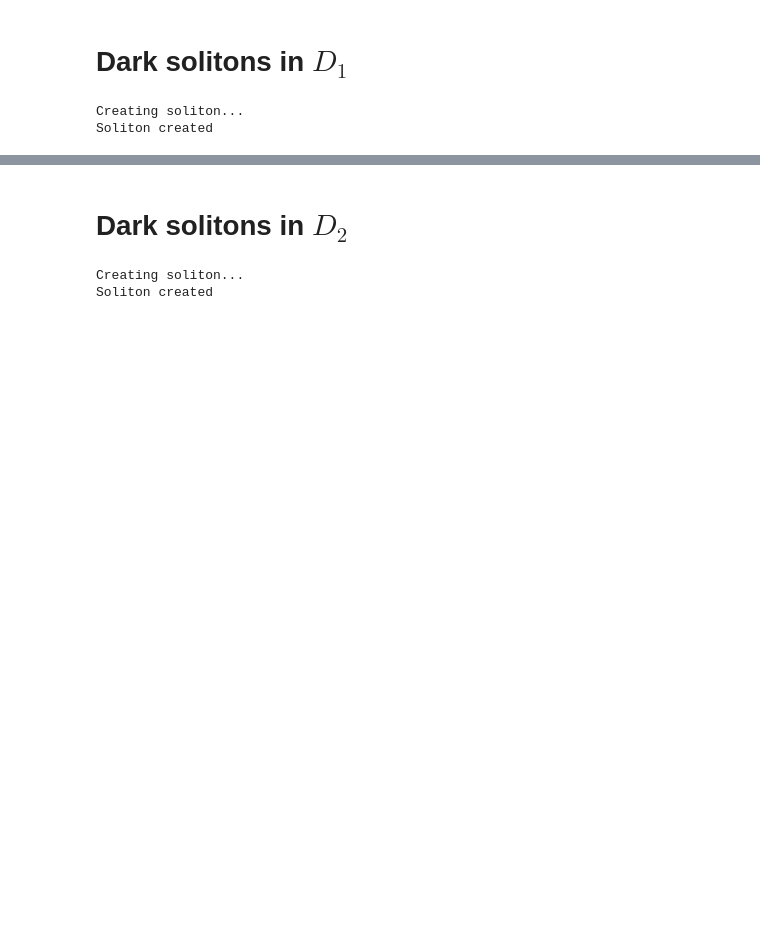
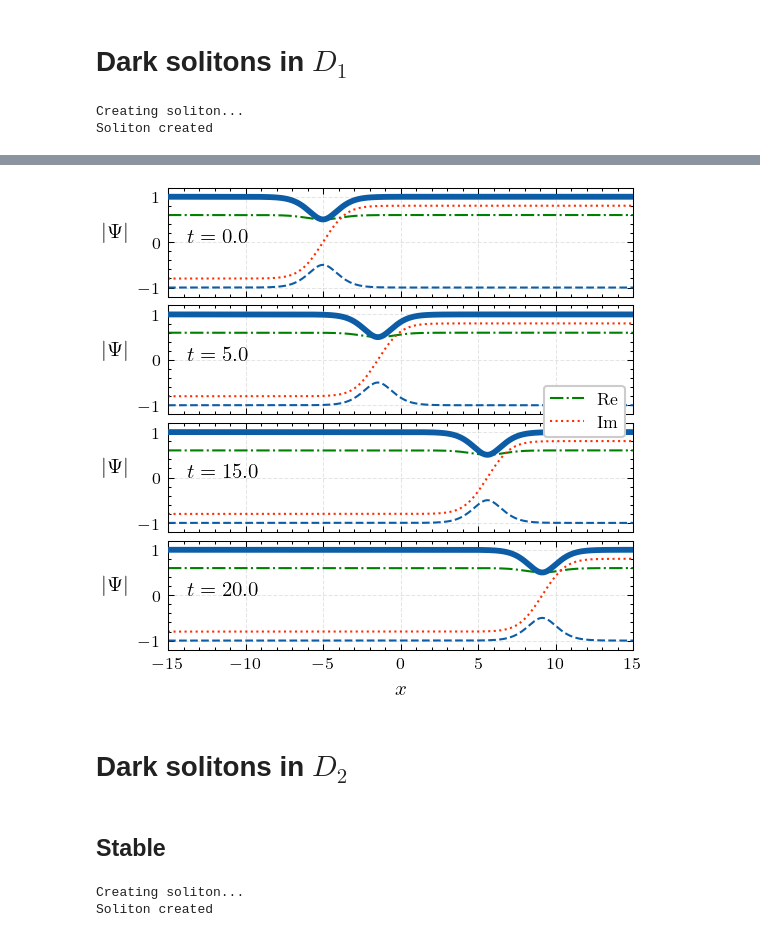
Before and after one commit to ElTapia/Quasilinear-GP, a Jupyter notebook: Tests and Results/QGP/Dark_soliton/Dark_solitons.ipynb, the cells around one changed output, grey strips where cells are left out. Cells and saved outputs as stored; diff of their text form; code cells hidden in the pictures; blank space fills up the shorter version.

```diff
--- a/Tests and Results/QGP/Dark_soliton/Dark_solitons.ipynb
+++ b/Tests and Results/QGP/Dark_soliton/Dark_solitons.ipynb
@@ -76,0 +76,9 @@ w_energy = w_comp.get_energy(plot=True)
+# %%
+x = w_comp.x
+t = w_comp.t
+w_plot = w_comp.w
+times_to_plot = [0, 5, 15, 20]
+
+plot_snapshots(x, t, w_plot, times_to_plot, figsize=(4, 4), L=15, text_pos=(0.04, 0.50), save_path="Snapshots/DS_D1.pdf") #4, 4
+# %% [output]
+[figure, added]
@@ -77,4 +202,6 @@ w_energy = w_comp.get_energy(plot=True)
 # %% [markdown]
 # Dark solitons in $D_2$
+# %% [markdown]
+## Stable
 # %%
 # Create solitons
```
Also changed, not shown: parts of 24 cells of this notebook, 7 other files.
